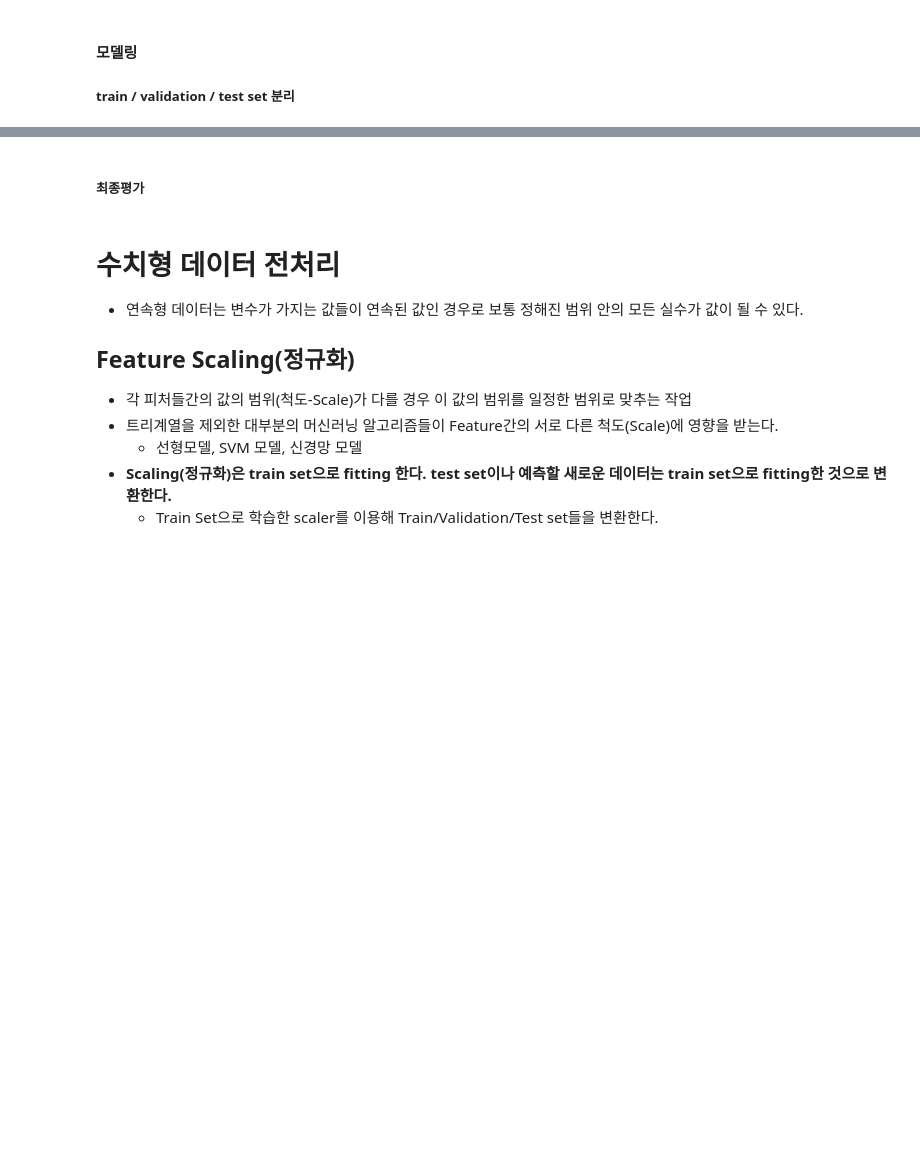
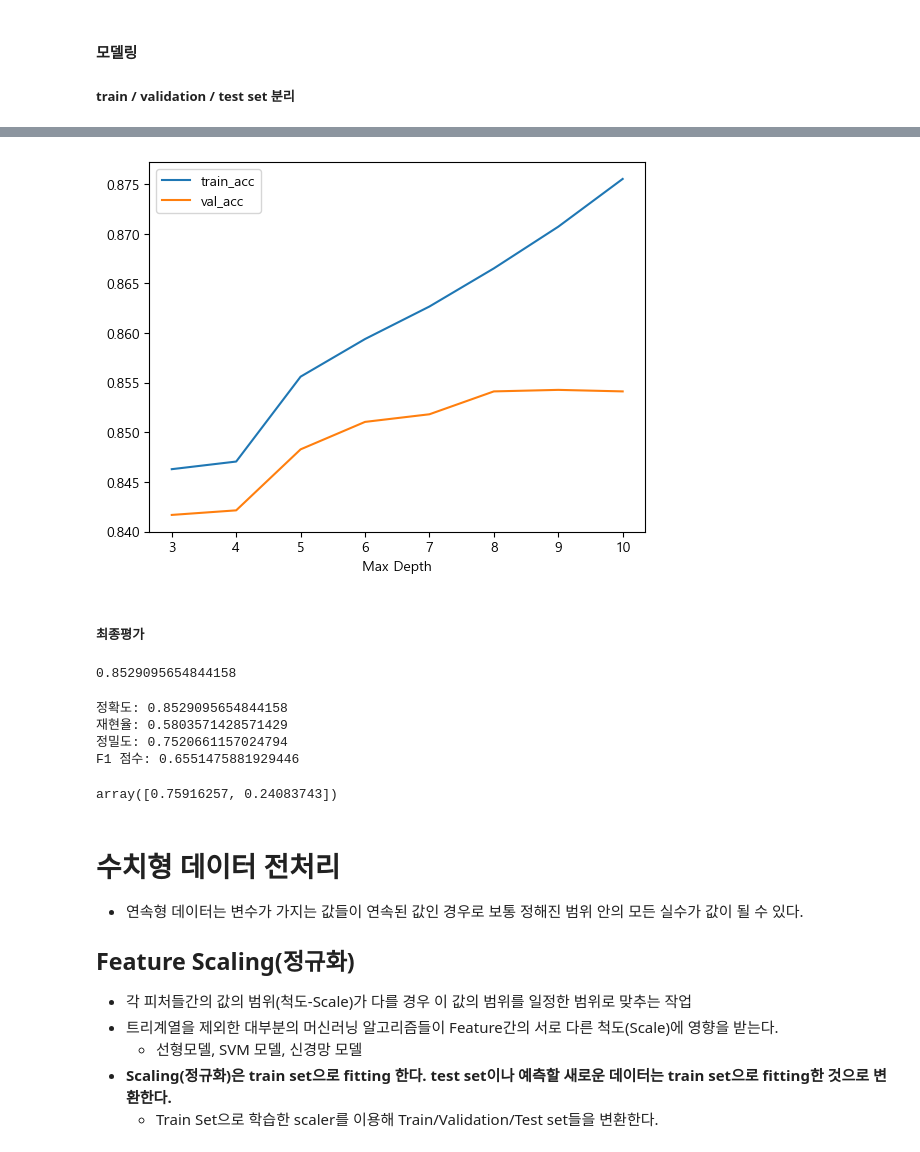
Before and after one commit to shinbat/skn21, a Jupyter notebook: 06_machine_learning/04_데이터_전처리.ipynb, the cells around one changed output, grey strips where cells are left out. Saved outputs shown, nothing was run; the diff lists cells and outputs as text; code cells hidden in the pictures; blank space fills up the shorter version.

```diff
--- a/06_machine_learning/04_데이터_전처리.ipynb
+++ b/06_machine_learning/04_데이터_전처리.ipynb
@@ -528,0 +832,7 @@ data['native-country'].value_counts()
+# %%
+# one hot endoding한 범주형 feaure들과 수치형 feature들을 합치기
+X = np.concatenate(
+    [cate_features, df[number_columns].values],
+    axis=1
+)
+X.shape, y.shape
@@ -532,0 +866,4 @@ data['native-country'].value_counts()
+# %%
+X_train, X_test, y_train, y_test = train_test_split(X, y, test_size=0.2, stratify=y, random_state=0)
+X_train, X_val, y_train, y_val = train_test_split(X_train, y_train, test_size=0.25, stratify=y_train, random_state=0)
+X_train.shape, X_val.shape, X_test.shape
@@ -536,2 +875,28 @@ data['native-country'].value_counts()
 - 학습
 - 검증
+# %%
+max_depth_list = [3,4,5,6,7,8,9,10]
+
+result_train = list() # []
+result_val = list() # []
+for max_depth in max_depth_list:
+    # 1. 모델생성
+    model = DecisionTreeClassifier(max_depth=max_depth, random_state=0)
+    #2. trainset으로 학습
+    model.fit(X_train, y_train)
+    #3.검증
+    ##추론
+    pred_train = model.predict(X_train)
+    pred_val = model.predict(X_val)
+    ##검증
+    result_train.append(accuracy_score(y_train, pred_train))
+    result_val.append(accuracy_score(y_val, pred_val))
+# %%
+result_df = pd.DataFrame({
+    'train_acc': result_train,
+    'val_acc': result_val,
+
+})
+result_df.index = range(3, len(result_train)+3)   # max_depth_list
+result_df.rename_axis(mapper='Max Depth', axis=0, inplace=True)
+result_df
@@ -538,5 +914,30 @@ data['native-country'].value_counts()
+# %%
+result_df.plot();       # ; 을 뒤에 붙이면 결과출력 하지 않는다.
+# %% [output]
+[figure, added]
 # %% [markdown]
 ##### 최종평가
+# %%
+# 1. val이 제일 좋은것
+# 2. val 제일 좋은것이 여러개일 때 train_val차이가 적은것
+
+# 제일 좋은 하이퍼파라미터로 모델 생성하고 재학습
+best_model = DecisionTreeClassifier(max_depth=9, random_state=0 )
+best_model.fit(X_train, y_train)
+accuracy_score(y_test, best_model.predict(X_test))
+# %% [output]
+0.8529095654844158
+# %%
+print_binary_classification_metrics(y_test, best_model.predict(X_test))
+# %% [output]
+정확도: 0.8529095654844158
+재현율: 0.5803571428571429
+정밀도: 0.7520661157024794
+F1 점수: 0.6551475881929446
+# %%
+np.unique(y_train, return_counts=True)[1]/y_train.size
+# %% [output]
+array([0.75916257, 0.24083743])
 # %% [markdown]
 # 수치형 데이터 전처리
 
```
Also changed, not shown: parts of 71 cells of this notebook, 6 other files.
